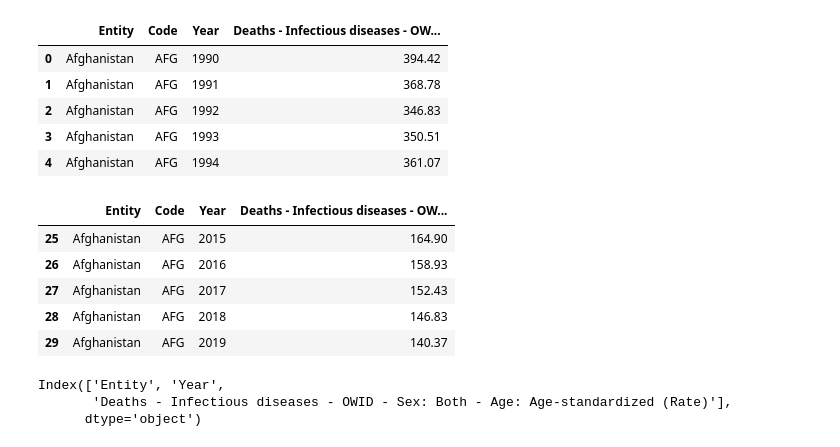
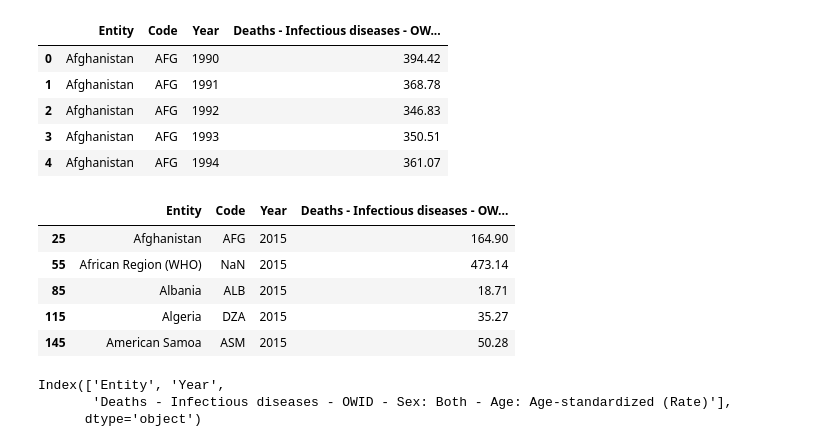
Before and after one commit to Drops-of-Jupyter/PUBPOL542, a Jupyter notebook: Deliverable I.ipynb, the cells around one changed output. Saved outputs shown, nothing was run; the diff lists cells and outputs as text; code cells hidden in the pictures.

```diff
--- a/Deliverable I.ipynb
+++ b/Deliverable I.ipynb
@@ -231,17 +231,17 @@ infdeathscsv.head()
 | 3 | Afghanistan | AFG | 1993 | 350.51 |
 | 4 | Afghanistan | AFG | 1994 | 361.07 |
 # %%
-# Filter rows to years 2015 - 2019
+# Filter rows to year 2015
 
-infdeathscsv = infdeathscsv[(infdeathscsv['Year'] >= 2015) & (infdeathscsv['Year'] <= 2019)]
+infdeathscsv = infdeathscsv[(infdeathscsv['Year'] == 2015)]
 infdeathscsv.head()
 # %% [output]
 |  | Entity | Code | Year | Deaths - Infectious diseases - OW... |
 | 25 | Afghanistan | AFG | 2015 | 164.90 |
-| 26 | Afghanistan | AFG | 2016 | 158.93 |
-| 27 | Afghanistan | AFG | 2017 | 152.43 |
-| 28 | Afghanistan | AFG | 2018 | 146.83 |
-| 29 | Afghanistan | AFG | 2019 | 140.37 |
+| 55 | African Region (WHO) | NaN | 2015 | 473.14 |
+| 85 | Albania | ALB | 2015 | 18.71 |
+| 115 | Algeria | DZA | 2015 | 35.27 |
+| 145 | American Samoa | ASM | 2015 | 50.28 |
 # %%
 # Remove unneeded columns
 
```
Also changed, not shown: parts of 20 cells of this notebook, 1 other file.
